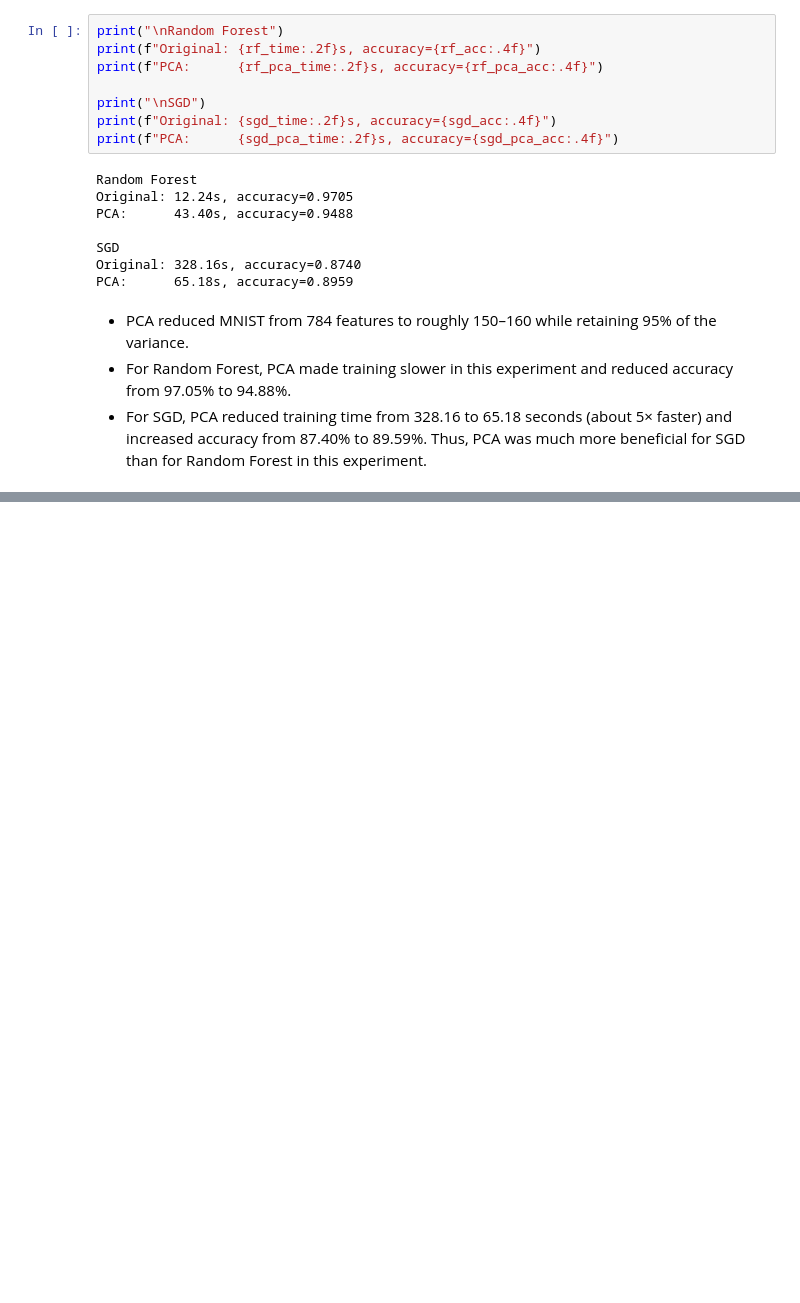
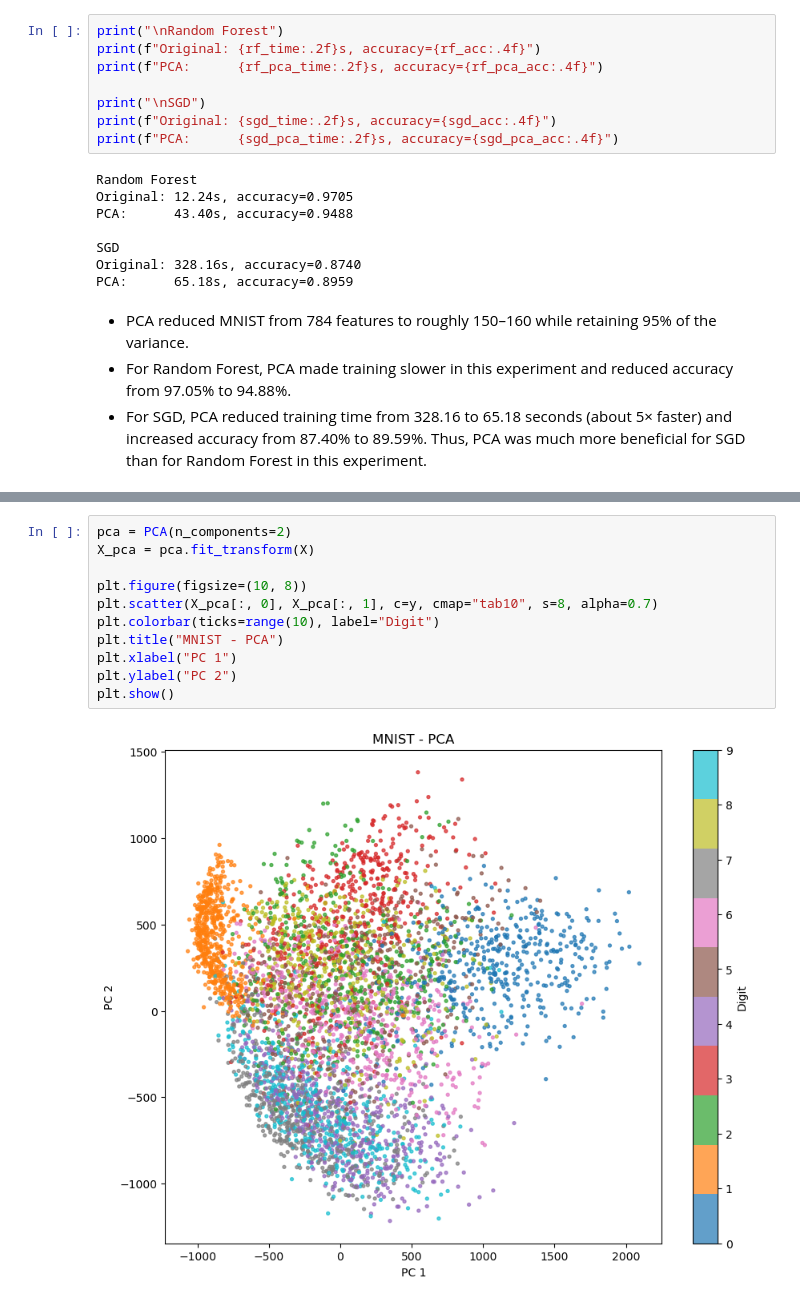
Before and after one commit to sumukha-r/hands-on-machine-learning, a Jupyter notebook: Chapter8-Dimensionality-Reduction.ipynb, the cells around one changed output, grey strips where cells are left out. Drawn from its saved outputs; the diff is of its cells as text; blank space fills up the shorter version.

```diff
--- a/Chapter8-Dimensionality-Reduction.ipynb
+++ b/Chapter8-Dimensionality-Reduction.ipynb
@@ -111,0 +138,13 @@ PCA:      65.18s, accuracy=0.8959
+# %%
+pca = PCA(n_components=2)
+X_pca = pca.fit_transform(X)
+
+plt.figure(figsize=(10, 8))
+plt.scatter(X_pca[:, 0], X_pca[:, 1], c=y, cmap="tab10", s=8, alpha=0.7)
+plt.colorbar(ticks=range(10), label="Digit")
+plt.title("MNIST - PCA")
+plt.xlabel("PC 1")
+plt.ylabel("PC 2")
+plt.show()
+# %% [output]
+[figure, added]
```
Also changed, not shown: parts of 8 cells of this notebook, 1 other file.
